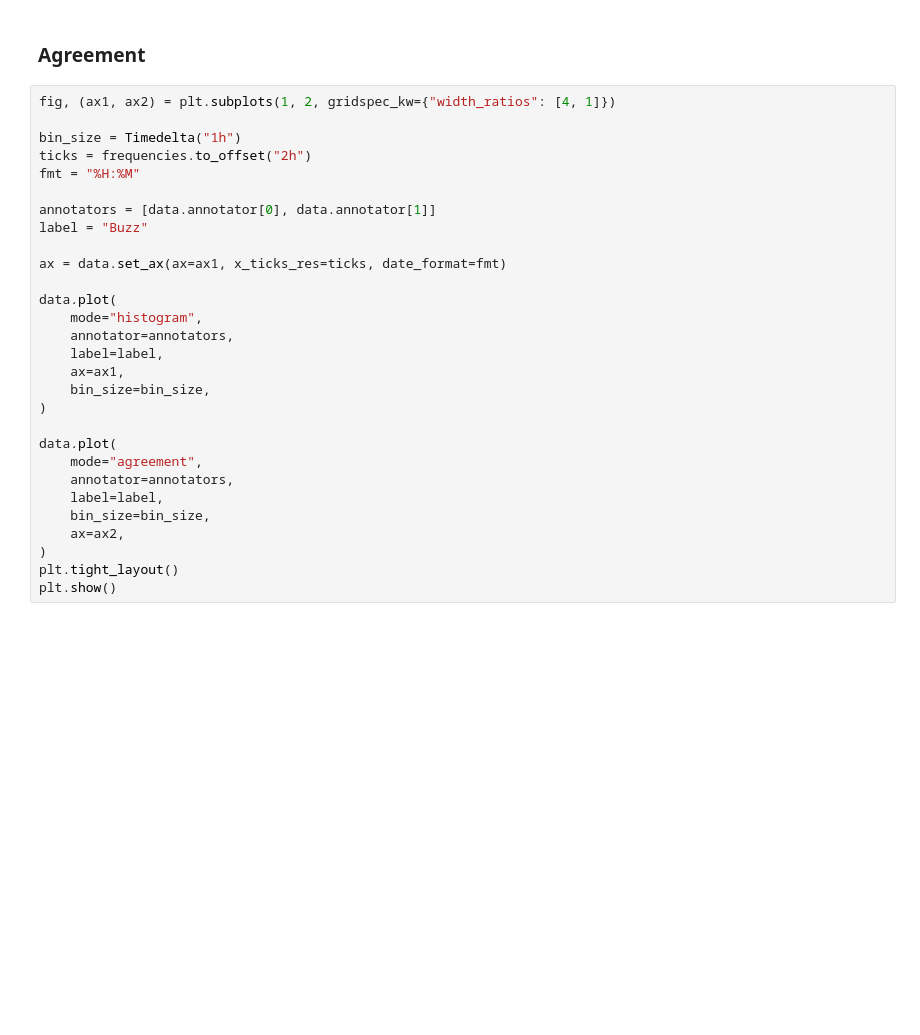
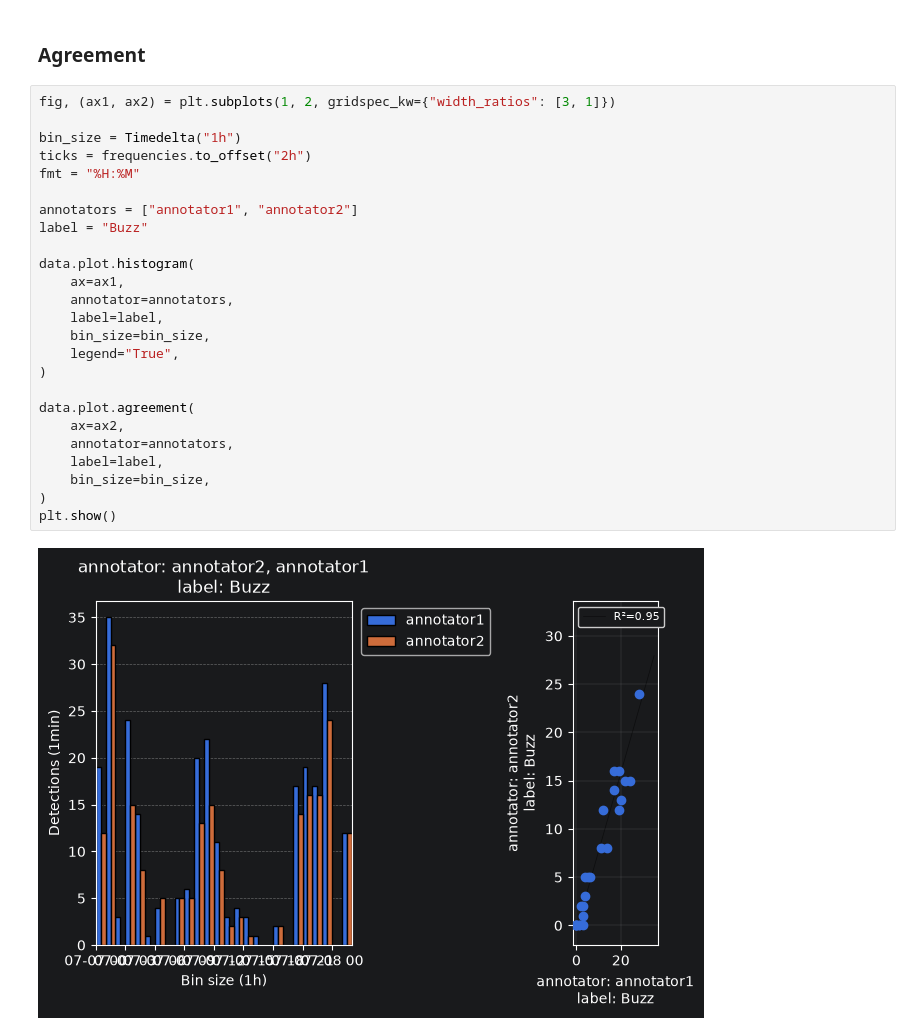
Before and after one commit to Project-OSmOSE/disclOSE, a Jupyter notebook: docs/source/example_APOCADO.ipynb, the cells around one changed output. Drawn from its saved outputs; the diff is of its cells as text; blank space fills up the shorter version.

```diff
--- a/docs/source/example_APOCADO.ipynb
+++ b/docs/source/example_APOCADO.ipynb
@@ -84,31 +116,29 @@ data.detection_perf(
 # %% [markdown]
 ### Agreement
 # %%
-fig, (ax1, ax2) = plt.subplots(1, 2, gridspec_kw={"width_ratios": [4, 1]})
+fig, (ax1, ax2) = plt.subplots(1, 2, gridspec_kw={"width_ratios": [3, 1]})
 
 bin_size = Timedelta("1h")
 ticks = frequencies.to_offset("2h")
 fmt = "%H:%M"
 
-annotators = [data.annotator[0], data.annotator[1]]
+annotators = ["annotator1", "annotator2"]
 label = "Buzz"
 
-ax = data.set_ax(ax=ax1, x_ticks_res=ticks, date_format=fmt)
-
-data.plot(
-    mode="histogram",
-    annotator=annotators,
-    label=label,
+data.plot.histogram(
     ax=ax1,
-    bin_size=bin_size,
-)
-
-data.plot(
-    mode="agreement",
     annotator=annotators,
     label=label,
     bin_size=bin_size,
+    legend="True",
+)
+
+data.plot.agreement(
     ax=ax2,
+    annotator=annotators,
+    label=label,
+    bin_size=bin_size,
 )
-plt.tight_layout()
 plt.show()
+# %% [output]
+[figure, added]
```
Also changed, not shown: parts of 6 cells of this notebook, 11 other files.
